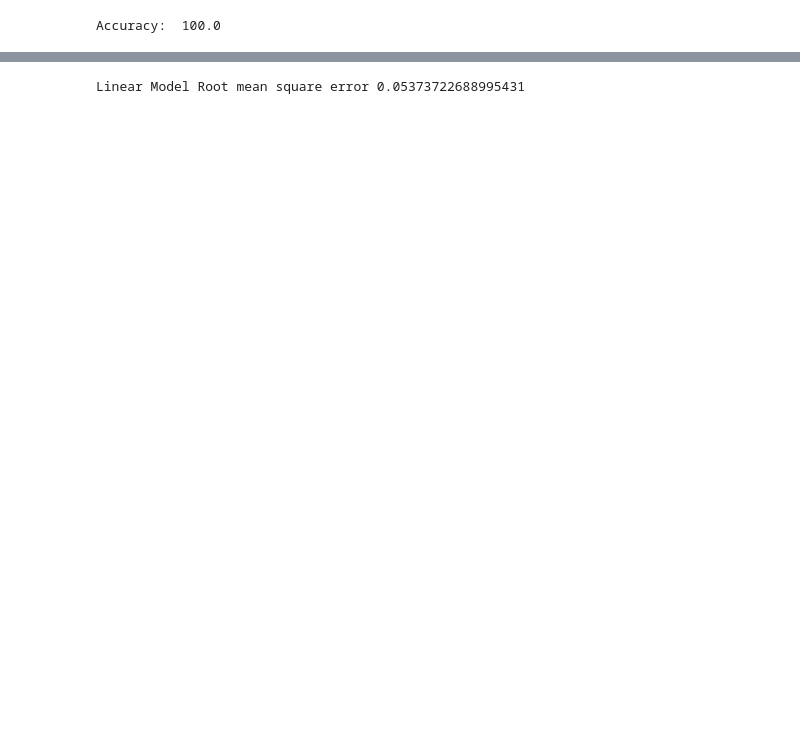
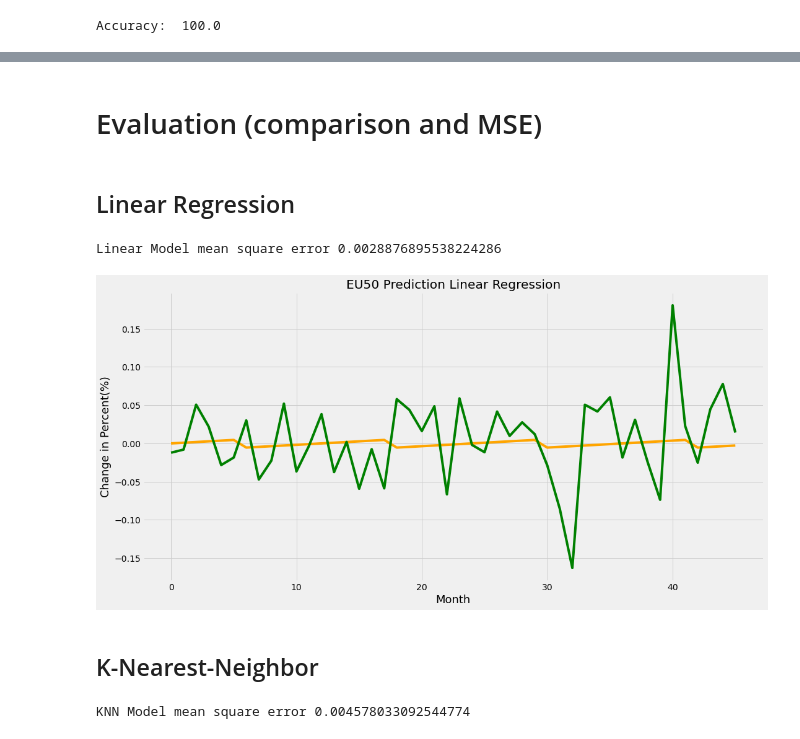
Before and after one commit to vglsimon/PredictReturn, a Jupyter notebook: PredictReturn.ipynb, the cells around one changed output, grey strips where cells are left out. Drawn from its saved outputs; the diff is of its cells as text; code cells hidden in the pictures; blank space fills up the shorter version.

```diff
--- a/PredictReturn.ipynb
+++ b/PredictReturn.ipynb
@@ -218 +206,3 @@ y_svm_pred=svm_model.predict(X_test)
+# %% [markdown]
+# Evaluation (comparison and MSE)
 # %%
@@ -221,5 +210,25 @@ import math
+# %% [markdown]
+## Linear Regression
 # %%
-lr_mse=math.sqrt(mean_squared_error(testing,y_pred))
-print('Linear Model Root mean square error',lr_mse)
+lr_mse=mean_squared_error(testing,y_pred)
+print('Linear Model mean square error',lr_mse)
 # %% [output]
-Linear Model Root mean square error 0.05373722688995431
+Linear Model mean square error 0.0028876895538224286
+# %%
+plt.figure(figsize=(16,8))
+plt.title('EU50 Prediction Linear Regression')
+plt.plot(y_pred, color = 'orange')
+plt.plot(testing, color = 'green')
+plt.xlabel('Month',fontsize=18)
+plt.ylabel('Change in Percent(%)',fontsize=18)
+plt.style.use('fivethirtyeight')
+plt.show()
+# %% [output]
+[figure, added]
+# %% [markdown]
+## K-Nearest-Neighbor
+# %%
+knn_mse=mean_squared_error(testing,y_knn_pred)
+print('KNN Model mean square error',knn_mse)
+# %% [output]
+KNN Model mean square error 0.004578033092544774
```
Also changed, not shown: parts of 62 cells of this notebook.
